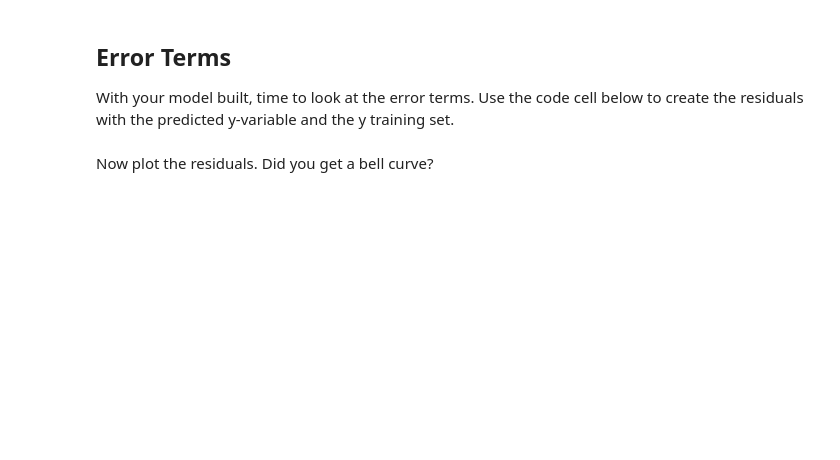
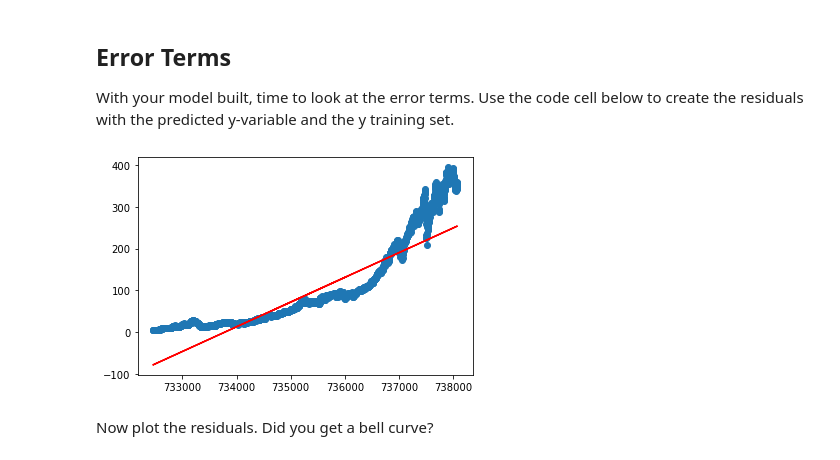
Before and after one commit to sunitalama/data-modeling-pt2-studio, a Jupyter notebook: stock-predictions.ipynb, the cells around one changed output. Saved outputs shown, nothing was run; the diff lists cells and outputs as text; code cells hidden in the pictures; blank space fills up the shorter version.

```diff
--- a/stock-predictions.ipynb
+++ b/stock-predictions.ipynb
@@ -31,5 +50,17 @@ plt.show()
 ## Build Your Model
 
 Now you are ready to build your model. First, assign your x- and y-variables.
+# %%
+x= stocks_df['Converted Date']
+y= stocks_df['Close']
 # %% [markdown]
 Use the code cells below to create your testing and training sets and output two of your sets to ensure that everything is working.
+# %%
+# creating train and test variables
+
+from sklearn.model_selection import train_test_split
+x_train, x_test, y_train, y_test = train_test_split(x, y, train_size = 0.7,
+                                                    test_size = 0.3, random_state = 100)
+
+# look at x_train
+x_train
@@ -41,5 +143,12 @@ Create a plot that shows your training sets and the linear regression line. Reme
 ## Error Terms
 
 With your model built, time to look at the error terms. Use the code cell below to create the residuals with the predicted y-variable and the y training set.
+# %%
+# Visualize using regression line
+plt.scatter(x_train, y_train)
+plt.plot(x_train, -4.344e+04 + 0.0592*x_train, 'r')
+plt.show()
+# %% [output]
+[figure, added]
 # %% [markdown]
 Now plot the residuals. Did you get a bell curve?
```
Also changed, not shown: parts of 16 cells of this notebook.
